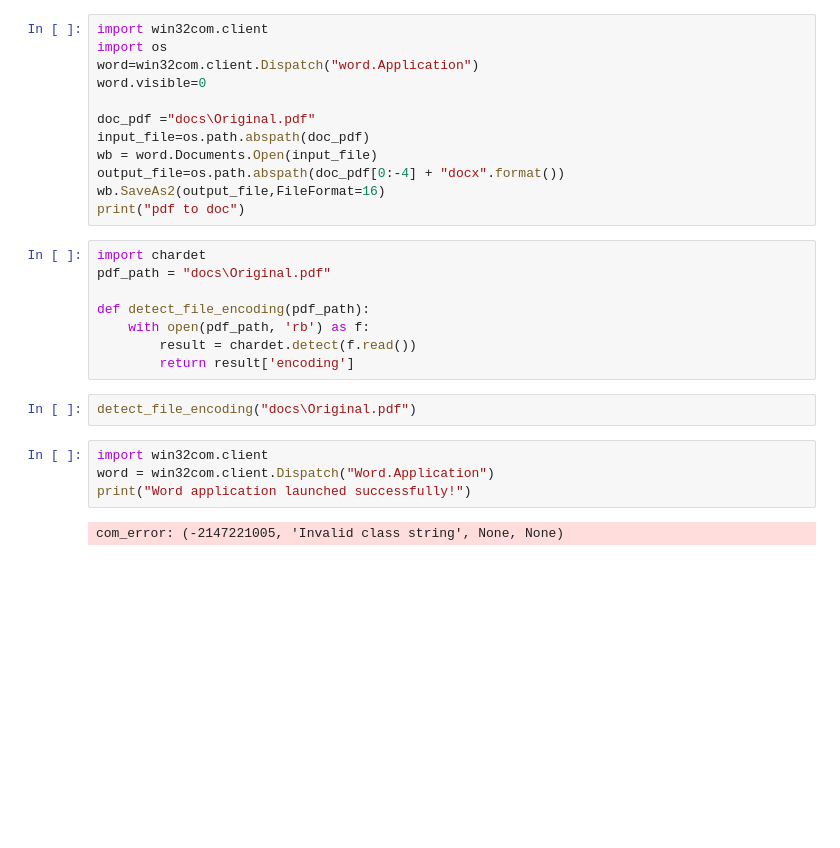
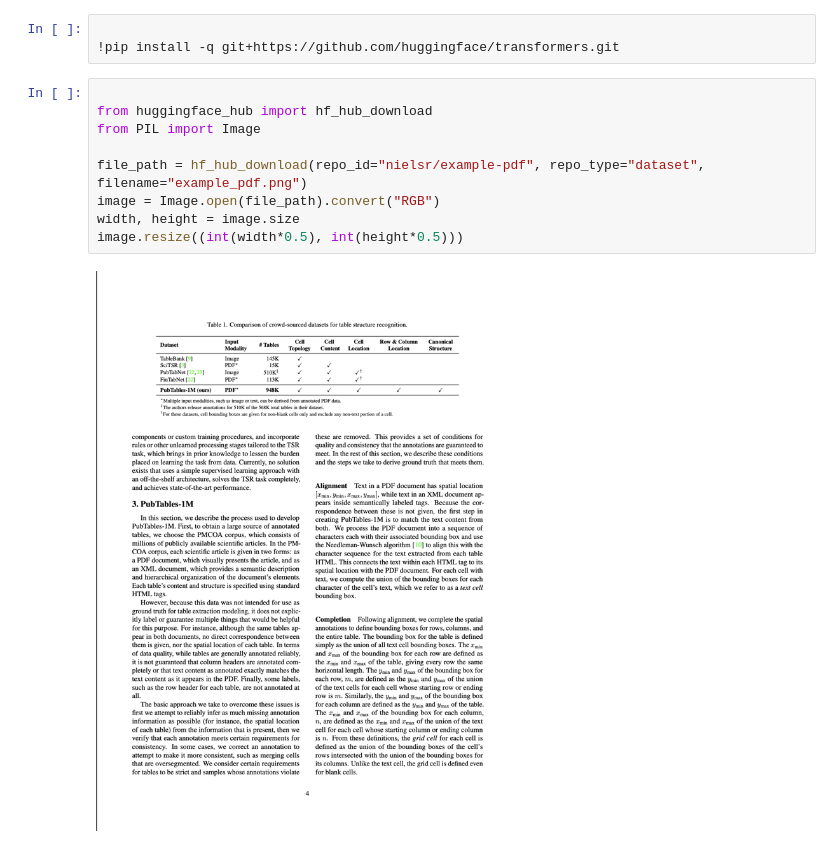
Before and after one commit to RebelAKL/PDF-to-DOCX-Conversion-Tool, a Jupyter notebook: fast.ipynb, the cells around one changed output. Cells and saved outputs as stored; diff of their text form; blank space fills up the shorter version.

```diff
--- a/fast.ipynb
+++ b/fast.ipynb
@@ -1,28 +1,14 @@
-# %%
-import win32com.client
-import os
-word=win32com.client.Dispatch("word.Application")
-word.visible=0
-
-doc_pdf ="docs\Original.pdf"
-input_file=os.path.abspath(doc_pdf)
-wb = word.Documents.Open(input_file)
-output_file=os.path.abspath(doc_pdf[0:-4] + "docx".format())
-wb.SaveAs2(output_file,FileFormat=16)
-print("pdf to doc")
-# %%
-import chardet
-pdf_path = "docs\Original.pdf"
-
-def detect_file_encoding(pdf_path):
-    with open(pdf_path, 'rb') as f:
-        result = chardet.detect(f.read())
-        return result['encoding']
-# %%
-detect_file_encoding("docs\Original.pdf")
-# %%
-import win32com.client
-word = win32com.client.Dispatch("Word.Application")
-print("Word application launched successfully!")
-# %% [output]
-com_error: (-2147221005, 'Invalid class string', None, None)
+# %%
+
+!pip install -q git+https://github.com/huggingface/transformers.git
+# %%
+
+from huggingface_hub import hf_hub_download
+from PIL import Image
+
+file_path = hf_hub_download(repo_id="nielsr/example-pdf", repo_type="dataset", filename="example_pdf.png")
+image = Image.open(file_path).convert("RGB")
+width, height = image.size
+image.resize((int(width*0.5), int(height*0.5)))
+# %% [output]
+[figure, added]
```
Also changed, not shown: parts of 10 cells of this notebook, 6 other files.
